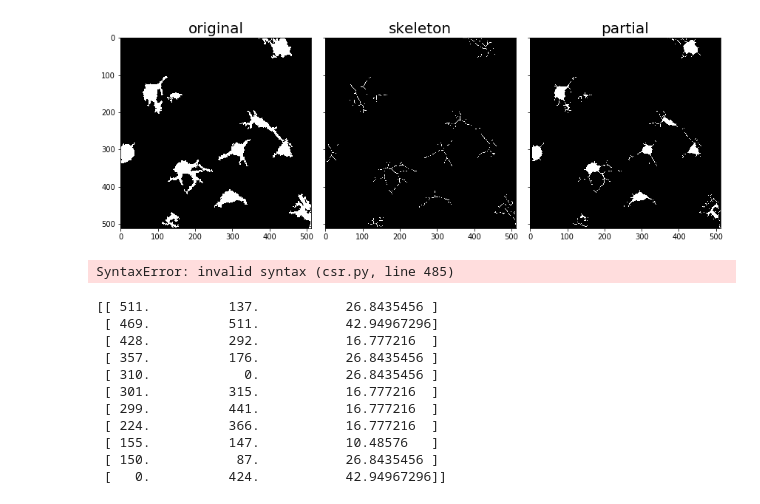
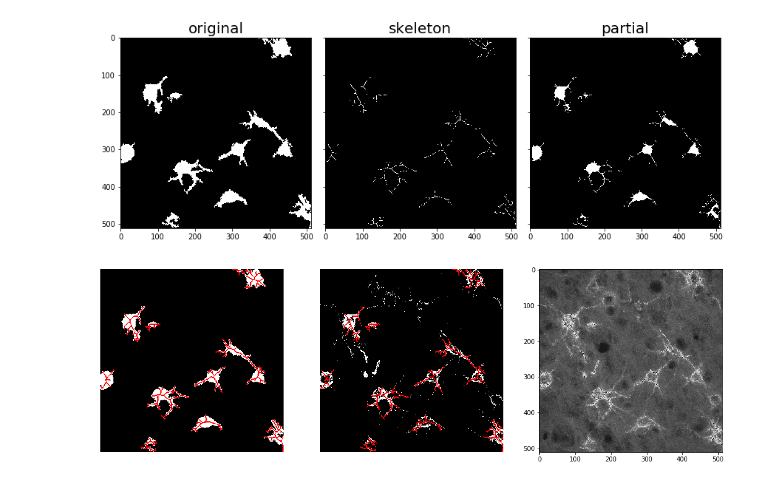
Before and after one commit to mimc7580/image_analysis, a Jupyter notebook: PNN_Feature_Extraction.ipynb, the cells around one changed output. Drawn from its saved outputs; the diff is of its cells as text; code cells hidden in the pictures.

```diff
--- a/PNN_Feature_Extraction.ipynb
+++ b/PNN_Feature_Extraction.ipynb
@@ -147,11 +208,12 @@ plt.show()
 # %% [output]
 [figure]
 # %%
-import skan
+from skan import draw
 
-
-fig, axes = plt.subplots(nrows=1, ncols=1, figsize=(12, 12))
-
-draw.overlay_skeleton_2d(PNN_clean, skeleton, dilate=1, axes=axes)
+fig, axes = plt.subplots(nrows=1, ncols=3, figsize=(18, 18))
+ax = axes.ravel()
+draw.overlay_skeleton_2d(PNN_clean, skeleton, dilate=1, axes=ax[0])
+draw.overlay_skeleton_2d(PNN_binary, skeleton, dilate=1, axes=ax[1])
+ax[2] = plt.imshow(1-PNN_MaxIP*50, cmap='Greys')
 # %% [output]
-SyntaxError: invalid syntax (csr.py, line 485)
+[figure, added]
@@ -161,14 +219,0 @@ blobs[:,2] = blobs[:,2]*sqrt(2)
-# %%
-print(blobs)
-# %% [output]
-[[ 511.          137.           26.8435456 ]
- [ 469.          511.           42.94967296]
- [ 428.          292.           16.777216  ]
- [ 357.          176.           26.8435456 ]
- [ 310.            0.           26.8435456 ]
- [ 301.          315.           16.777216  ]
- [ 299.          441.           16.777216  ]
- [ 224.          366.           16.777216  ]
- [ 155.          147.           10.48576   ]
- [ 150.           87.           26.8435456 ]
- [   0.          424.           42.94967296]]
```
Also changed, not shown: parts of 15 cells of this notebook.
